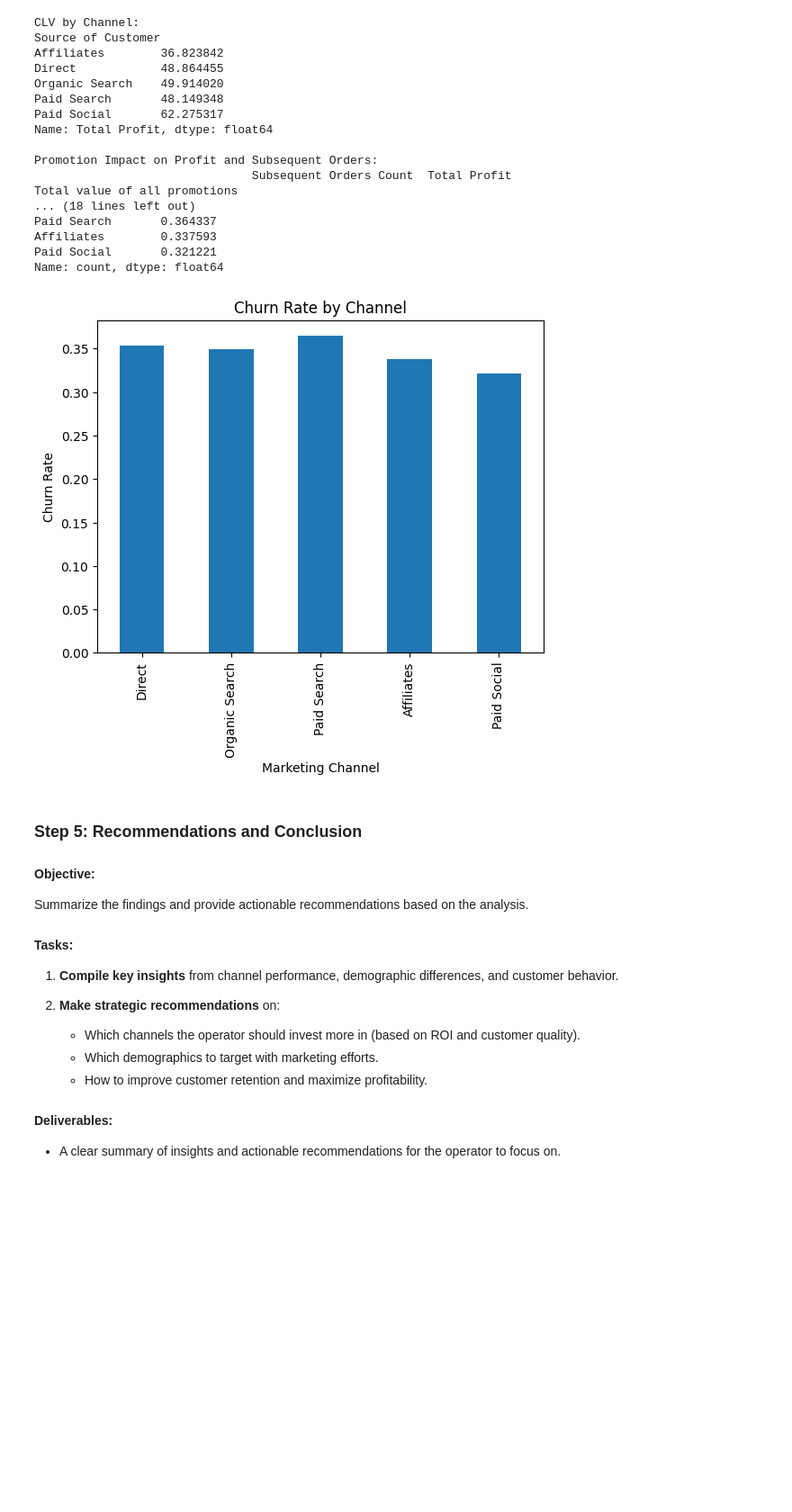
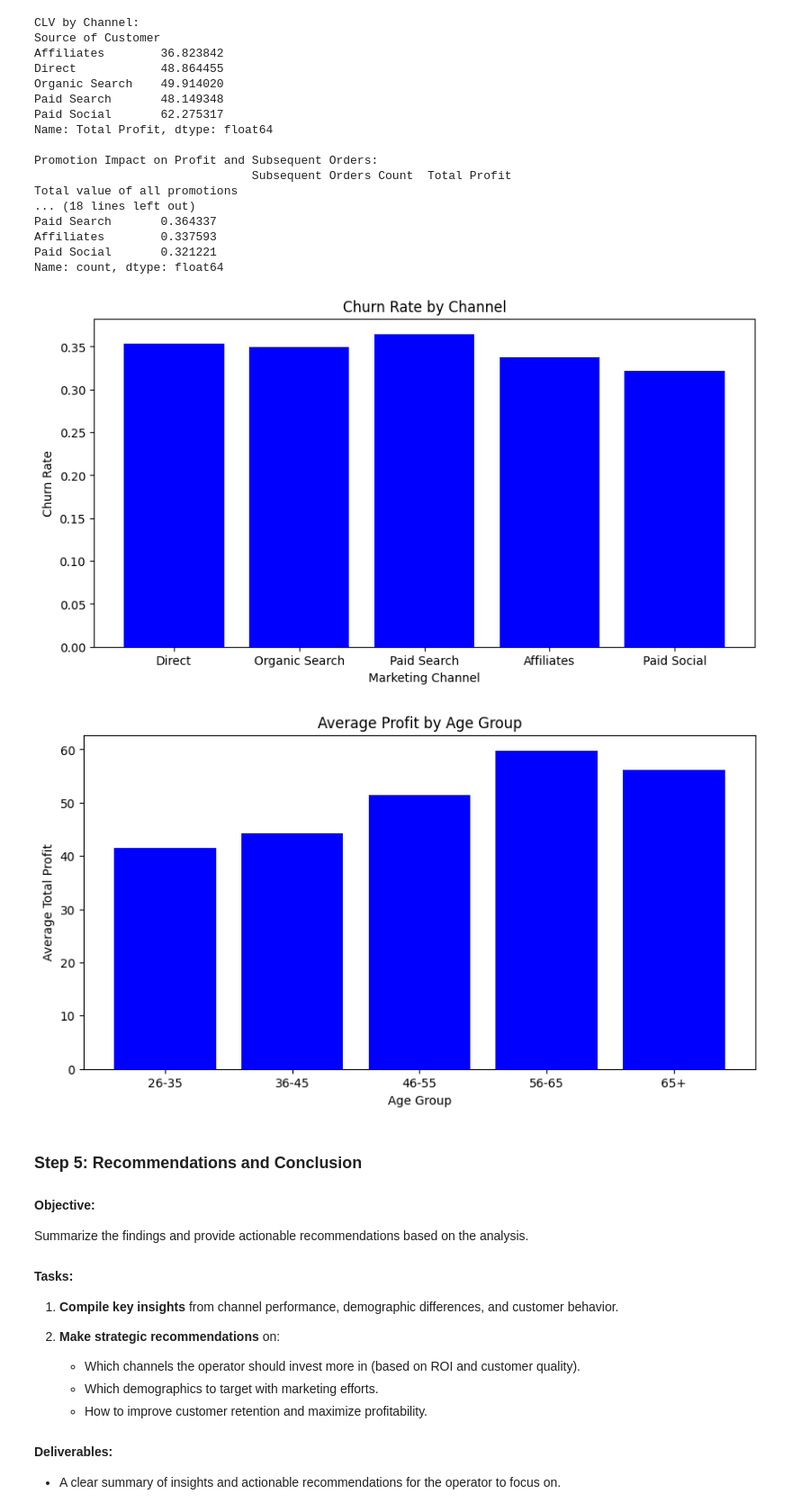
Before and after one commit to cianolan1/2K-Tech-Assessment, a Jupyter notebook: src/Analysis.ipynb, the cells around one changed output. Shown at 90% size. Drawn from its saved outputs; the diff is of its cells as text; code cells hidden in the pictures; blank space fills up the shorter version.

```diff
--- a/src/Analysis.ipynb
+++ b/src/Analysis.ipynb
@@ -365,33 +414,31 @@ Paid Search       0.364337
 Affiliates        0.337593
 Paid Social       0.321221
 Name: count, dtype: float64
-# %%
-import matplotlib.pyplot as plt
-
-# Identify churned customers (Subsequent Orders Count = 0)
-churned_customers = merged_data[merged_data['Subsequent Orders Count'] == 0]
-
-# Calculate churn rate by marketing channel
-churn_rate_by_channel = churned_customers['Source of Customer'].value_counts() / merged_data['Source of Customer'].value_counts()
-
-# Plot churn rate by channel
-churn_rate_by_channel.plot(kind='bar', title='Churn Rate by Channel')
-plt.xlabel("Marketing Channel")
-plt.ylabel("Churn Rate")
-plt.show()
-
-# Plot time between 1st and subsequent orders
-# Assume we have a 'First Order Date' and 'Subsequent Order Date' column
-# merged_data['Order Time Difference'] = (merged_data['Subsequent Order Date'] - merged_data['First Order Date']).dt.days
-
-# Plot a histogram of time differences
-# plt.hist(merged_data['Order Time Difference'].dropna(), bins=30)
-# plt.title("Time Between 1st and Subsequent Orders")
-# plt.xlabel("Days")
-# plt.ylabel("Frequency")
-# plt.show()
-# %% [output]
-[figure, removed]
+# %%
+import matplotlib.pyplot as plt
+
+# Identify churned customers (Subsequent Orders Count = 0)
+churned_customers = merged_data[merged_data['Subsequent Orders Count'] == 0]
+
+# Calculate churn rate by marketing channel
+churn_rate_by_channel = churned_customers['Source of Customer'].value_counts() / merged_data['Source of Customer'].value_counts()
+
+# Plot churn rate by channel
+def plot_bar_chart(data, title, xlabel, ylabel, color='blue', figsize=(10, 5)):
+    """Generate a bar chart for the given data."""
+    plt.figure(figsize=figsize)
+    plt.bar(data.index, data.values, color=color)
+    plt.title(title)
+    plt.xlabel(xlabel)
+    plt.ylabel(ylabel)
+    plt.show()
+
+# Call the function for Churn Rate and Age Group Profitability
+plot_bar_chart(churn_rate_by_channel, 'Churn Rate by Channel', 'Marketing Channel', 'Churn Rate')
+plot_bar_chart(age_group_summary['Total Profit'], 'Average Profit by Age Group', 'Age Group', 'Average Total Profit')
+# %% [output]
+[figure, added]
+[figure, added]
 # %% [markdown]
 ### **Step 5: Recommendations and Conclusion**
 
```
Also changed, not shown: parts of 24 cells of this notebook.
